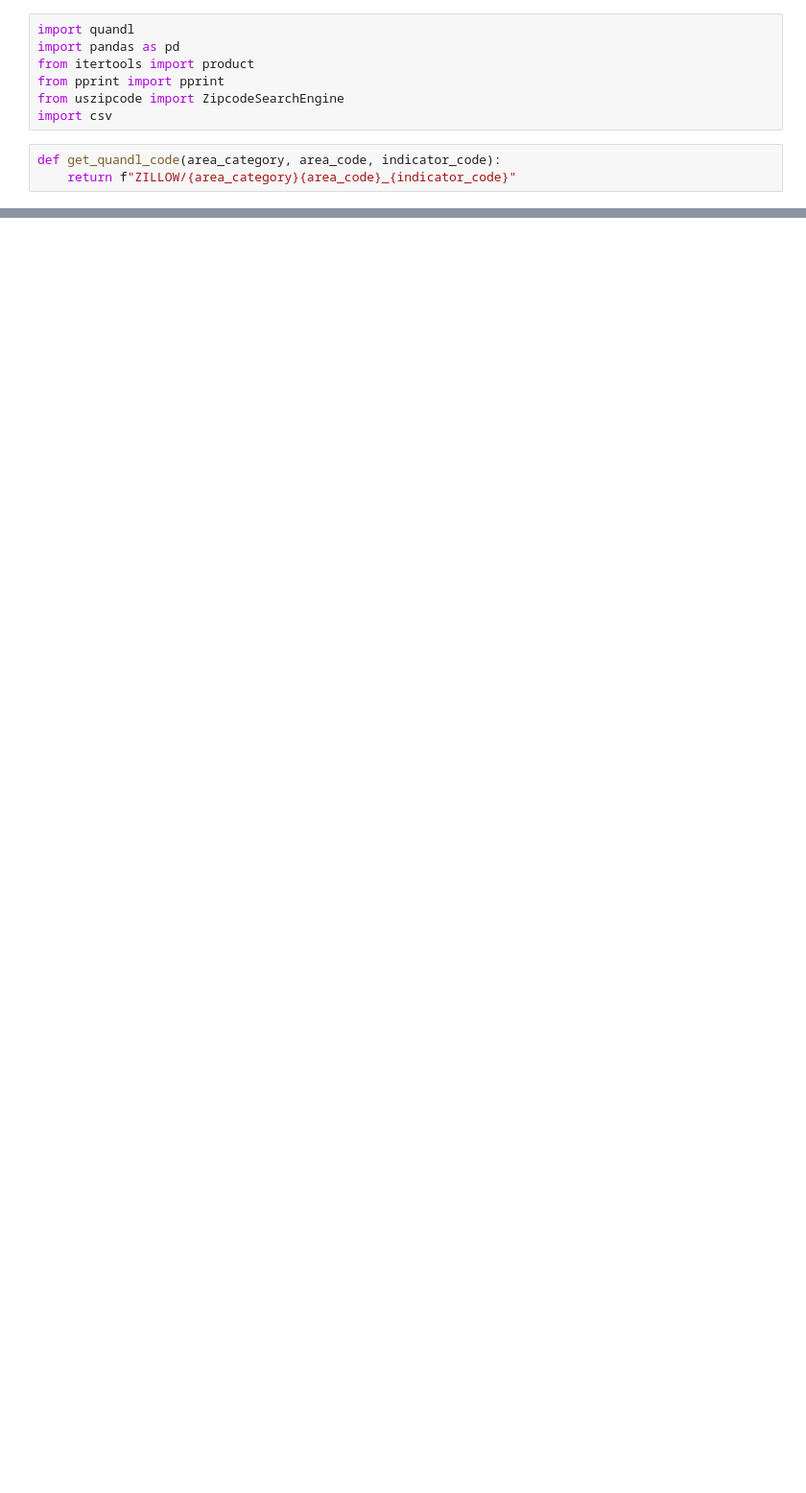
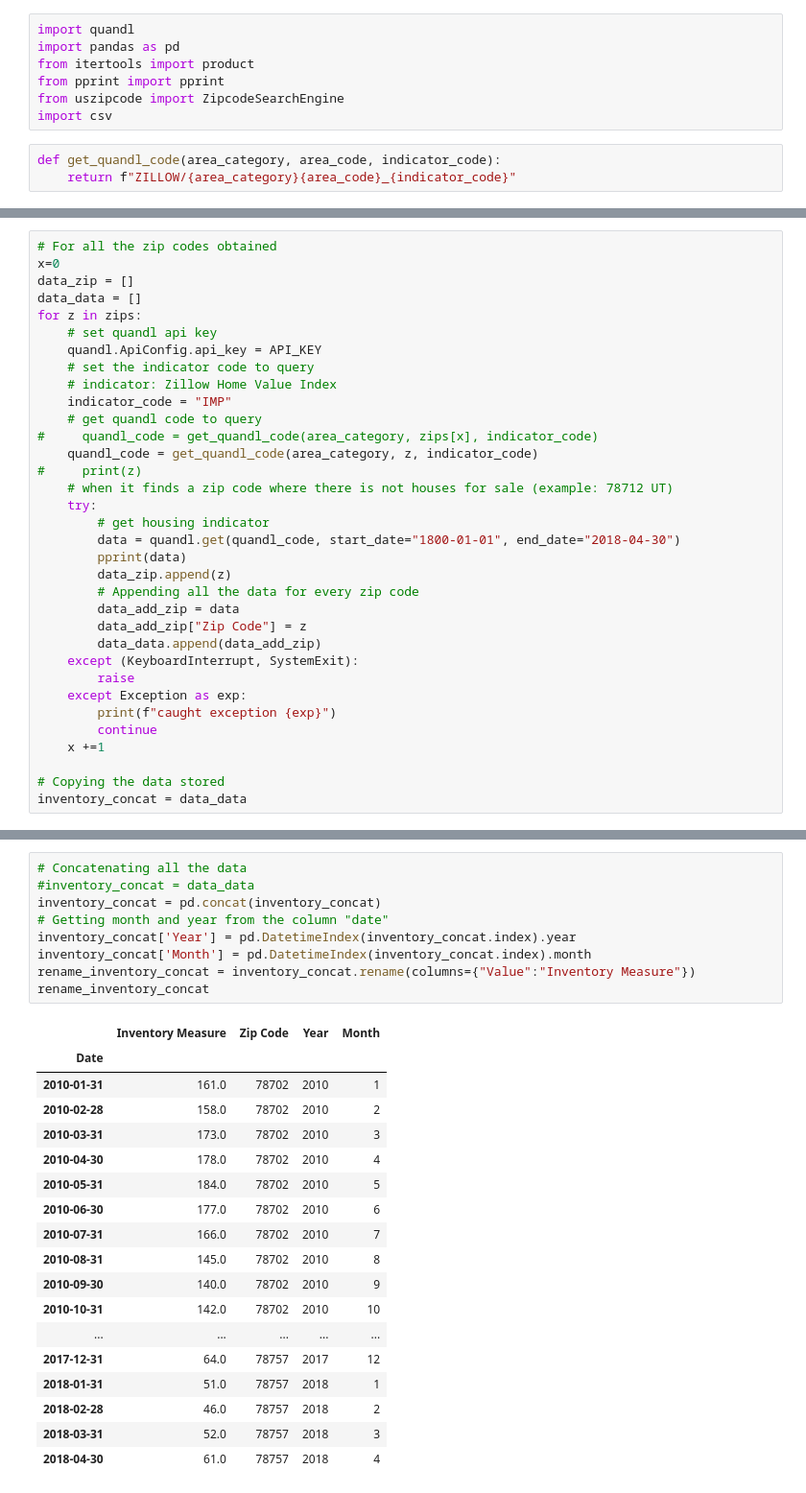
Before and after one commit to KeithBreach/project-01, a Jupyter notebook: scripts/quandl_api_modified.ipynb, the cells around one changed output, grey strips where cells are left out. Shown: that part at 96% size. Drawn from its saved outputs; the diff is of its cells as text; blank space fills up the shorter version.

```diff
--- a/scripts/quandl_api_modified.ipynb
+++ b/scripts/quandl_api_modified.ipynb
@@ -63,0 +135,34 @@ For now the code is only working for the home value index. Change: indicator_cod
+# %%
+# For all the zip codes obtained
+x=0
+data_zip = []
+data_data = []
+for z in zips:
+    # set quandl api key
+    quandl.ApiConfig.api_key = API_KEY
+    # set the indicator code to query
+    # indicator: Zillow Home Value Index
+    indicator_code = "IMP"
+    # get quandl code to query
+#     quandl_code = get_quandl_code(area_category, zips[x], indicator_code)
+    quandl_code = get_quandl_code(area_category, z, indicator_code)
+#     print(z)
+    # when it finds a zip code where there is not houses for sale (example: 78712 UT)
+    try:
+        # get housing indicator
+        data = quandl.get(quandl_code, start_date="1800-01-01", end_date="2018-04-30")
+        pprint(data)
+        data_zip.append(z)
+        # Appending all the data for every zip code
+        data_add_zip = data
+        data_add_zip["Zip Code"] = z
+        data_data.append(data_add_zip)
+    except (KeyboardInterrupt, SystemExit):
+        raise
+    except Exception as exp:
+        print(f"caught exception {exp}")
+        continue
+    x +=1
+
+# Copying the data stored
+inventory_concat = data_data
@@ -63,0 +187,28 @@ For now the code is only working for the home value index. Change: indicator_cod
+# %%
+# Concatenating all the data
+#inventory_concat = data_data
+inventory_concat = pd.concat(inventory_concat)
+# Getting month and year from the column "date"
+inventory_concat['Year'] = pd.DatetimeIndex(inventory_concat.index).year
+inventory_concat['Month'] = pd.DatetimeIndex(inventory_concat.index).month
+rename_inventory_concat = inventory_concat.rename(columns={"Value":"Inventory Measure"})
+rename_inventory_concat
+# %% [output]
+|  | Inventory Measure | Zip Code | Year | Month |
+| Date |  |  |  |  |
+| 2010-01-31 | 161.0 | 78702 | 2010 | 1 |
+| 2010-02-28 | 158.0 | 78702 | 2010 | 2 |
+| 2010-03-31 | 173.0 | 78702 | 2010 | 3 |
+| 2010-04-30 | 178.0 | 78702 | 2010 | 4 |
+| 2010-05-31 | 184.0 | 78702 | 2010 | 5 |
+| 2010-06-30 | 177.0 | 78702 | 2010 | 6 |
+| 2010-07-31 | 166.0 | 78702 | 2010 | 7 |
+| 2010-08-31 | 145.0 | 78702 | 2010 | 8 |
+| 2010-09-30 | 140.0 | 78702 | 2010 | 9 |
+| 2010-10-31 | 142.0 | 78702 | 2010 | 10 |
+| ... | ... | ... | ... | ... |
+| 2017-12-31 | 64.0 | 78757 | 2017 | 12 |
+| 2018-01-31 | 51.0 | 78757 | 2018 | 1 |
+| 2018-02-28 | 46.0 | 78757 | 2018 | 2 |
+| 2018-03-31 | 52.0 | 78757 | 2018 | 3 |
+| 2018-04-30 | 61.0 | 78757 | 2018 | 4 |
```
Also changed, not shown: parts of 38 cells of this notebook, 2 other files.
